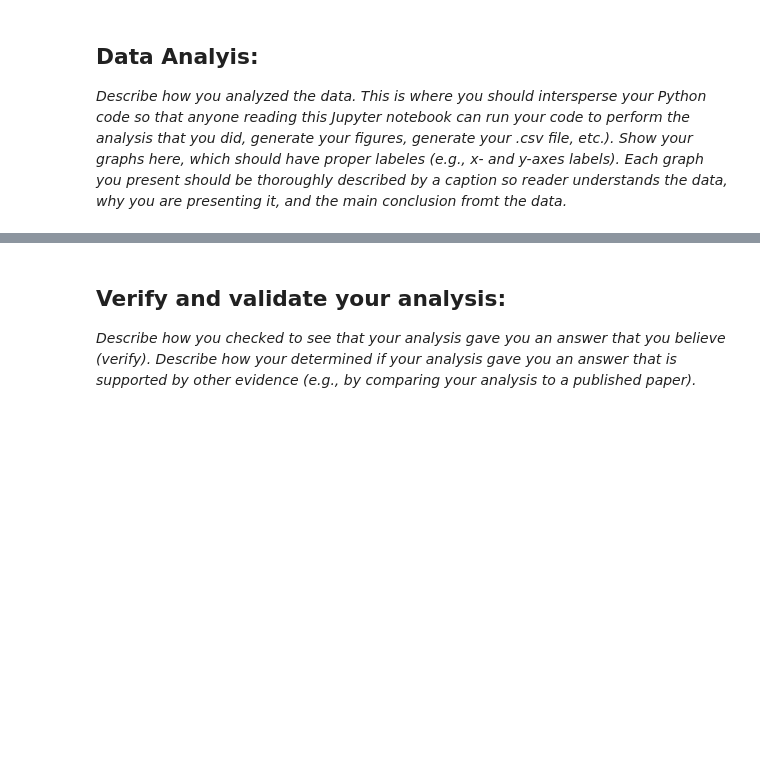
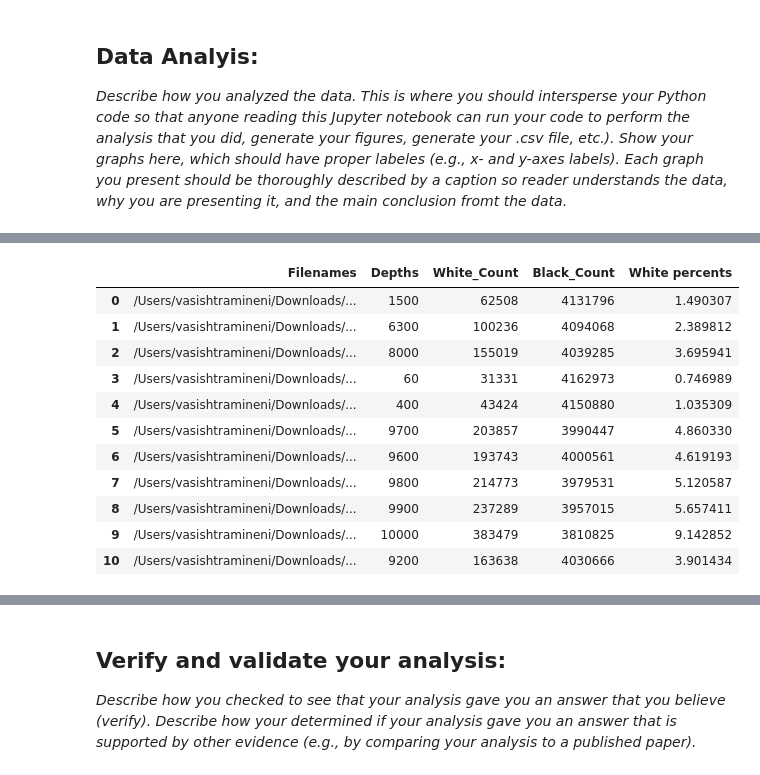
Before and after one commit to V1shR/Module-3-Fibrosis, a Jupyter notebook: Module 3 Template.ipynb, the cells around one changed output, grey strips where cells are left out. Drawn from its saved outputs; the diff is of its cells as text; code cells hidden in the pictures; blank space fills up the shorter version.

```diff
--- a/Module 3 Template.ipynb
+++ b/Module 3 Template.ipynb
@@ -50,0 +53,76 @@ Bleomycin, a drug primarily used in chemotherapy, was used to induce lung fibros
+# %%
+import cv2
+import numpy as np
+import pandas as pd
+from termcolor import colored
+import matplotlib.pyplot as plt
+from scipy.interpolate import interp1d
+
+
+# 1. Configuration: Keep data organized together
+data_input = {
+    "filenames": [
+        r"/Users/vasishtramineni/Downloads/Computational BME/Module-3-Fibrosis/images/MASK_Sk658 Llobe ch010067.jpg",
+        r"/Users/vasishtramineni/Downloads/Computational BME/Module-3-Fibrosis/images/MASK_SK658 Slobe ch010107.jpg",
+        r"/Users/vasishtramineni/Downloads/Computational BME/Module-3-Fibrosis/images/MASK_SK658 Slobe ch010087.jpg",
+        r"/Users/vasishtramineni/Downloads/Computational BME/Module-3-Fibrosis/images/MASK_Sk658 Llobe ch010019.jpg",
+        r"/Users/vasishtramineni/Downloads/Computational BME/Module-3-Fibrosis/images/MASK_Sk658 Llobe ch010051.jpg",
+        r"/Users/vasishtramineni/Downloads/Computational BME/Module-3-Fibrosis/images/MASK_SK658 Slobe ch010104.jpg",
+        r"/Users/vasishtramineni/Downloads/Computational BME/Module-3-Fibrosis/images/MASK_SK658 Slobe ch010103.jpg",
+        r"/Users/vasishtramineni/Downloads/Computational BME/Module-3-Fibrosis/images/MASK_SK658 Slobe ch010068.jpg",
+        r"/Users/vasishtramineni/Downloads/Computational BME/Module-3-Fibrosis/images/MASK_SK658 Slobe ch010118.jpg",
+        r"/Users/vasishtramineni/Downloads/Computational BME/Module-3-Fibrosis/images/MASK_SK658 Slobe ch010098.jpg",
+        r"/Users/vasishtramineni/Downloads/Computational BME/Module-3-Fibrosis/images/MASK_SK658 Slobe ch010136.jpg"
+
+
+    ],
+    "depths": [1500, 6300, 8000, 60, 400, 9700,9600,9800,9900,10000,9200]
+}
+
+results = []
+
+print(colored("Processing images...", "yellow"))
+
+# 2. Single-pass loop: Load, Process, and Collect data in one go
+for filepath, depth in zip(data_input["filenames"], data_input["depths"]):
+    # Load image in grayscale and process immediately
+    img = cv2.imread(filepath, cv2.IMREAD_GRAYSCALE)
+    if img is None:
+        print(colored(f"Error: Could not load {filepath}", "red"))
+        continue
+
+    # OpenCV countNonZero is faster than numpy sum for binary images
+    _, binary = cv2.threshold(img, 127, 255, cv2.THRESH_BINARY)
+    white_count = cv2.countNonZero(binary)
+    total_pixels = binary.size
+    black_count = total_pixels - white_count
+    white_percent = (white_count / total_pixels) * 100
+
+    # Store results in a list of dictionaries (optimal for Pandas)
+    results.append({
+        "Filenames": filepath,
+        "Depths": depth,
+        "White_Count": white_count,
+        "Black_Count": black_count,
+        "White percents": white_percent
+    })
+
+# 3. Output results (Printing and CSV)
+print(colored("\nCounts of pixel by color in each image", "yellow"))
+for i, res in enumerate(results):
+    print(colored(f"White pixels in image {i}: {res['White_Count']}", "white"))
+    print(colored(f"Black pixels in image {i}: {res['Black_Count']}", "grey")) # termcolor uses 'grey' for black-ish
+    print(colored(f"{res['Filenames']}:", "red"))
+    print(f"{res['White percents']:.4f}% White | Depth: {res['Depths']} microns\n")
+
+# Create DataFrame and save
+df = pd.DataFrame(results)
+df[['Filenames', 'Depths', 'White percents']].to_csv('Percent_White_Pixels.csv', index=False)
+
+print("The .csv file 'Percent_White_Pixels.csv' has been created.")
+
+df
+
+
+#Used Gemini for help in optimizing the code and making it more efficient.
+# %% [output]
@@ -50,0 +146,12 @@ Bleomycin, a drug primarily used in chemotherapy, was used to induce lung fibros
+|  | Filenames | Depths | White_Count | Black_Count | White percents |
+| 0 | /Users/vasishtramineni/Downloads/... | 1500 | 62508 | 4131796 | 1.490307 |
+| 1 | /Users/vasishtramineni/Downloads/... | 6300 | 100236 | 4094068 | 2.389812 |
+| 2 | /Users/vasishtramineni/Downloads/... | 8000 | 155019 | 4039285 | 3.695941 |
+| 3 | /Users/vasishtramineni/Downloads/... | 60 | 31331 | 4162973 | 0.746989 |
+| 4 | /Users/vasishtramineni/Downloads/... | 400 | 43424 | 4150880 | 1.035309 |
+| 5 | /Users/vasishtramineni/Downloads/... | 9700 | 203857 | 3990447 | 4.860330 |
+| 6 | /Users/vasishtramineni/Downloads/... | 9600 | 193743 | 4000561 | 4.619193 |
+| 7 | /Users/vasishtramineni/Downloads/... | 9800 | 214773 | 3979531 | 5.120587 |
+| 8 | /Users/vasishtramineni/Downloads/... | 9900 | 237289 | 3957015 | 5.657411 |
+| 9 | /Users/vasishtramineni/Downloads/... | 10000 | 383479 | 3810825 | 9.142852 |
+| 10 | /Users/vasishtramineni/Downloads/... | 9200 | 163638 | 4030666 | 3.901434 |
```
Also changed, not shown: parts of 9 cells of this notebook, 1 other file.
